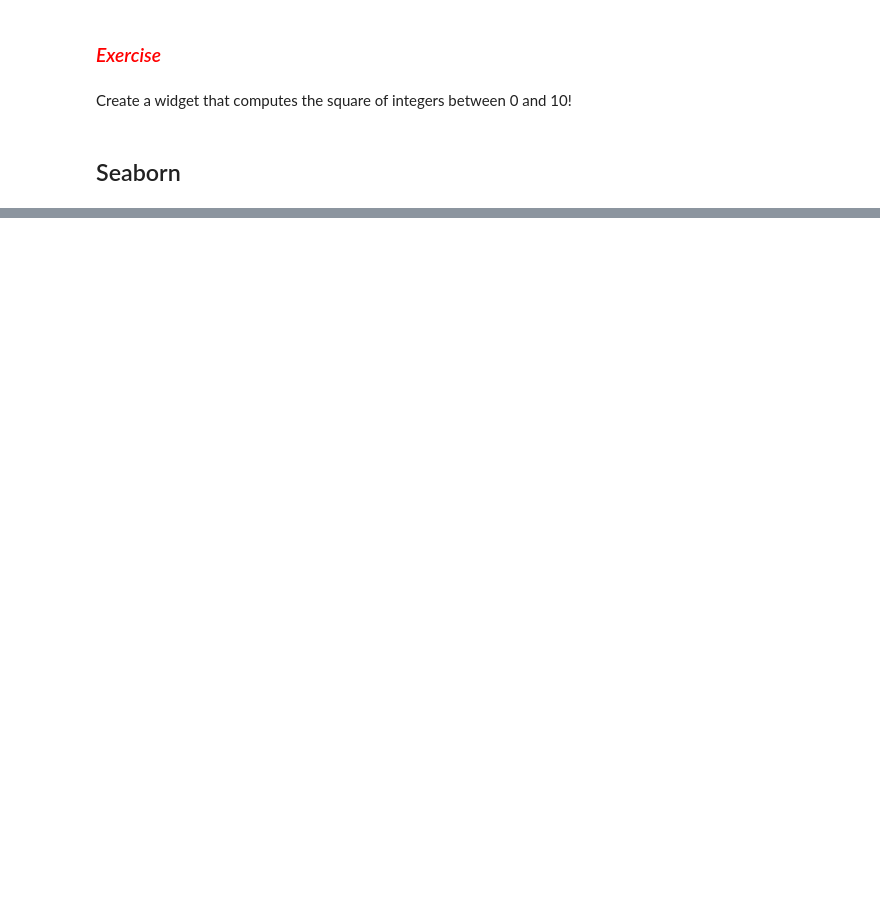
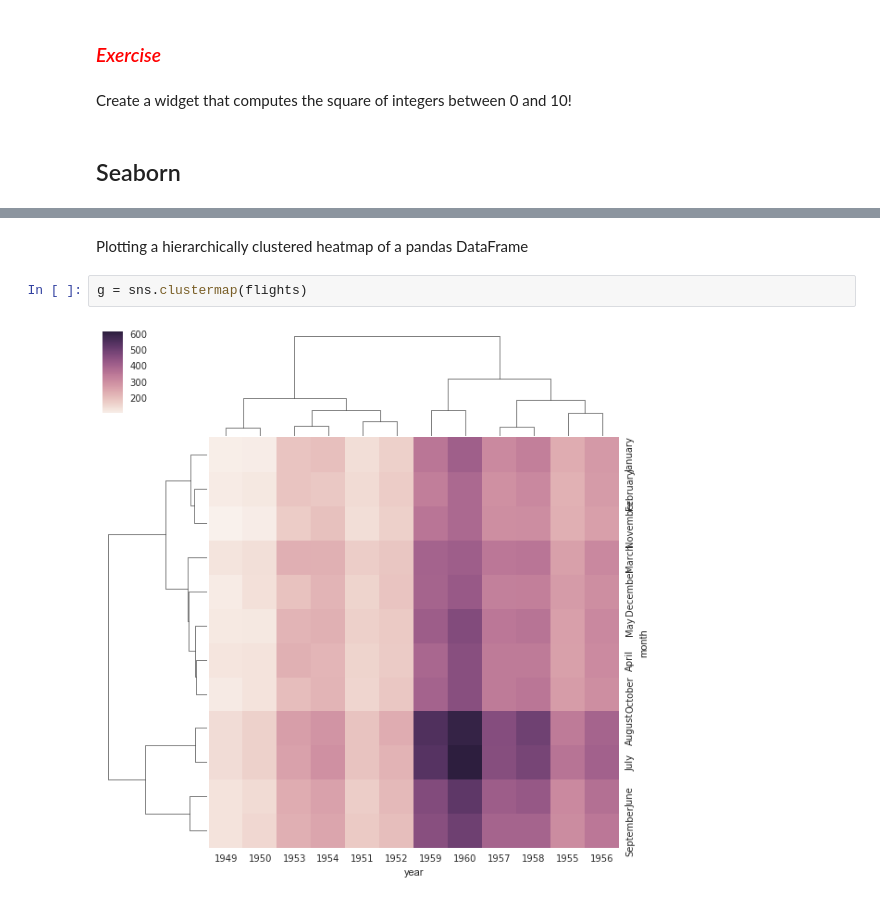
Before and after one commit to coderefinery/jupyter-retired, a Jupyter notebook: 02_dataexplore.ipynb, the cells around one changed output, grey strips where cells are left out. Cells and saved outputs as stored; diff of their text form; blank space fills up the shorter version.

```diff
--- a/02_dataexplore.ipynb
+++ b/02_dataexplore.ipynb
@@ -129,0 +193,6 @@ Create a widget that computes the square of integers between 0 and 10!
+# %% [markdown]
+Plotting a hierarchically clustered heatmap of a pandas DataFrame
+# %%
+g = sns.clustermap(flights)
+# %% [output]
+[figure, added]
```
Also changed, not shown: parts of 20 cells of this notebook.
